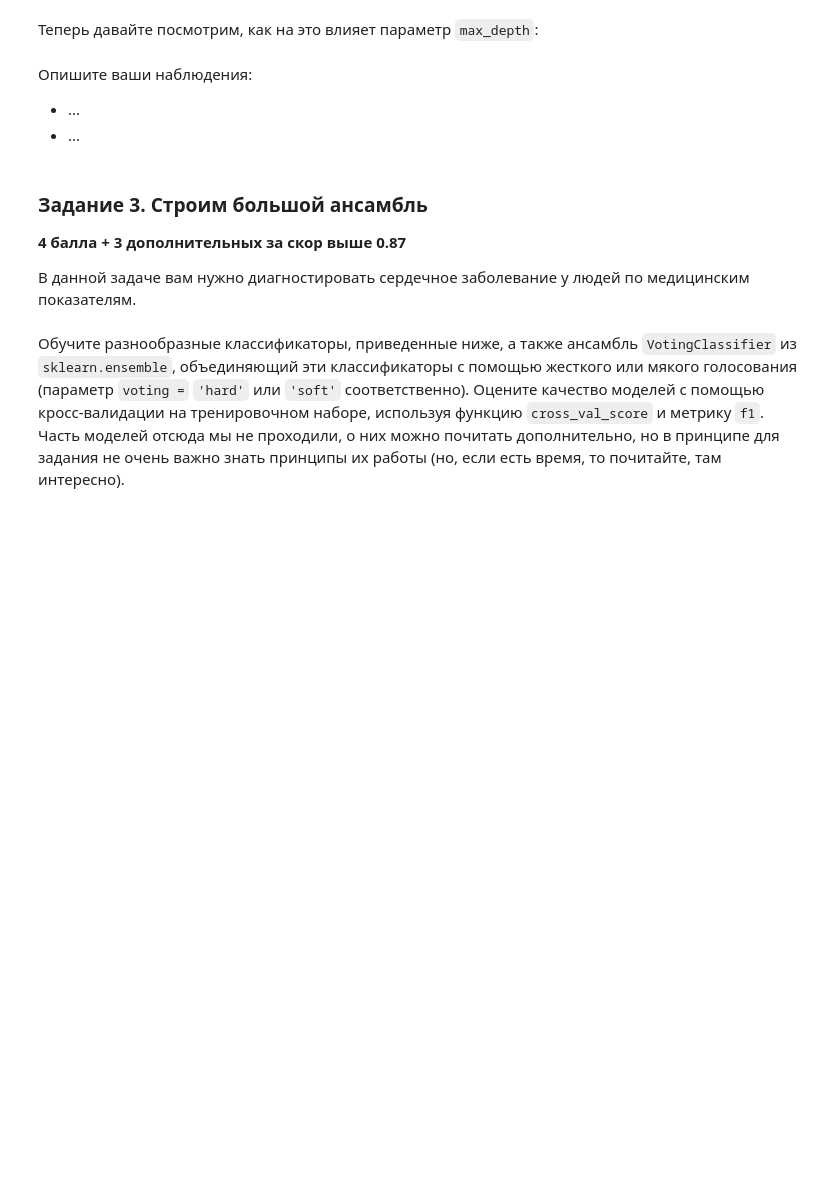
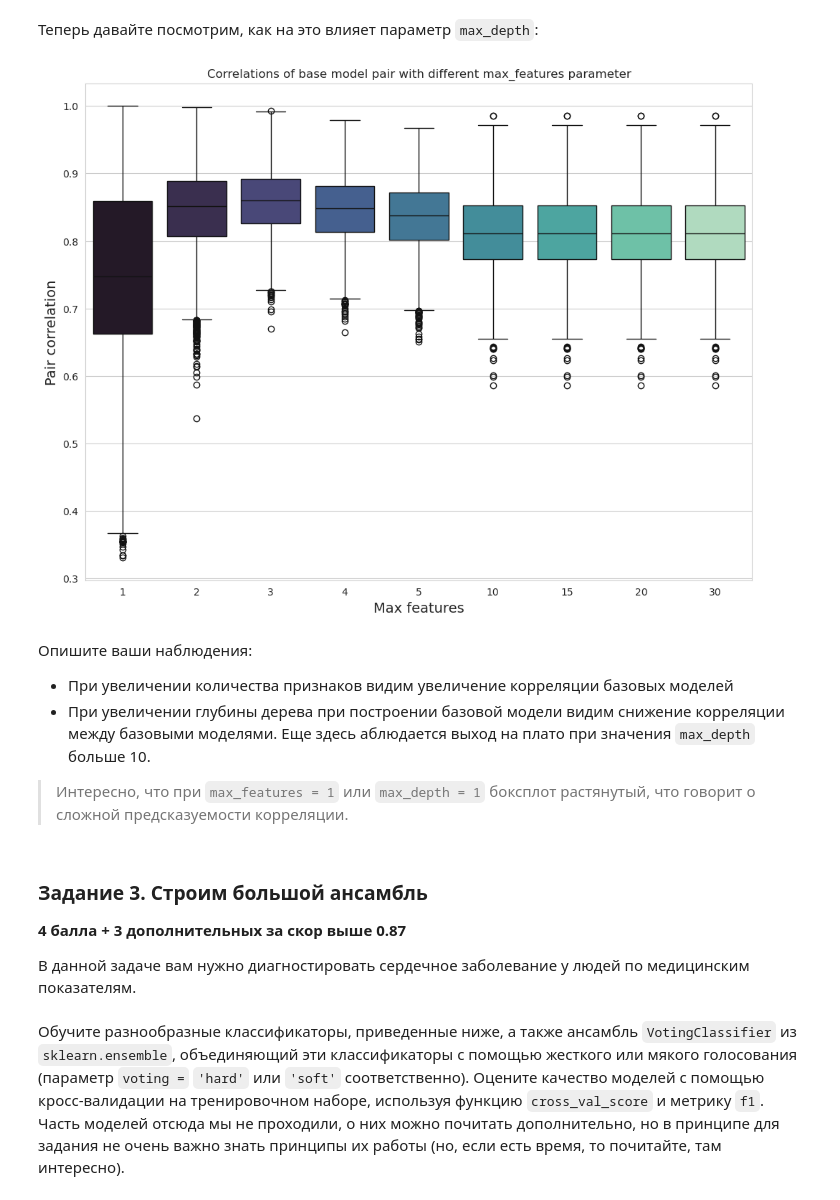
Before and after one commit to grishchenkoira/BI-ml-2024-homeworks, a Jupyter notebook: HW5/code/Ensembles.ipynb, the cells around one changed output. Cells and saved outputs as stored; diff of their text form; code cells hidden in the pictures; blank space fills up the shorter version.

```diff
--- a/HW5/code/Ensembles.ipynb
+++ b/HW5/code/Ensembles.ipynb
@@ -366,12 +466,29 @@ X_train, X_test, y_train, y_test = train_test_split(X, y, random_state=42)
 # %% [markdown]
 Теперь давайте посмотрим, как на это влияет параметр `max_depth`:
 # %%
-## ENTER YOUR CODE HERE (/¯◡ ‿ ◡)/¯☆*##
+res_corr = []
+test_depth = [1, 2, 3, 4, 5, 10, 15, 20, 30]
+
+for depth in test_depth:
+    model = RandomForestClassifier(max_depth = depth, random_state=SEED) # max_features=sqrt(n_features)
+    fitted_f = model.fit(X_train, y_train)
+    corr_by_pairs = base_model_pair_correlation(fitted_f, X_test)
+    res_corr.append(corr_by_pairs)
+# %%
+results = pd.DataFrame(np.array(res_corr).T, columns=test_features)
+sns.boxplot(data=results, palette = 'mako')
+plt.title("Correlations of base model pair with different max_features parameter")
+plt.xlabel("Max features", size=14)
+plt.ylabel("Pair correlation", size=14);
+# %% [output]
+[figure, added]
 # %% [markdown]
 Опишите ваши наблюдения:
 
-* ...
-* ...
+* При увеличении количества признаков видим увеличение корреляции базовых моделей
+* При увеличении глубины дерева при построении базовой модели видим снижение корреляции между базовыми моделями. Еще здесь аблюдается выход на плато при значения  `max_depth` больше 10.
+
+> Интересно, что при `max_features = 1` или `max_depth = 1` боксплот растянутый, что говорит о сложной предсказуемости корреляции.
 # %% [markdown]
 ### Задание 3. Строим большой ансамбль
 
```
Also changed, not shown: parts of 18 cells of this notebook.
